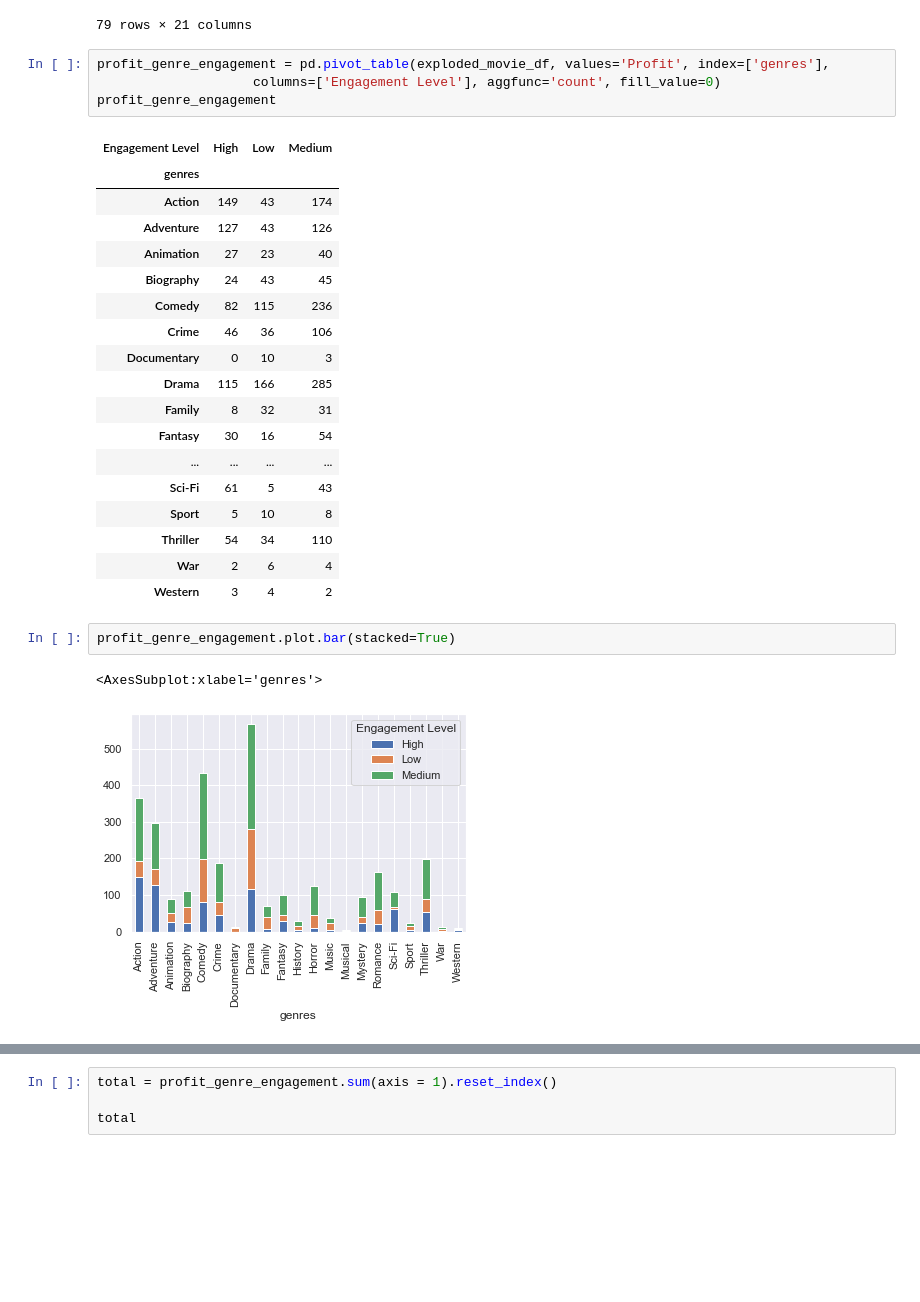
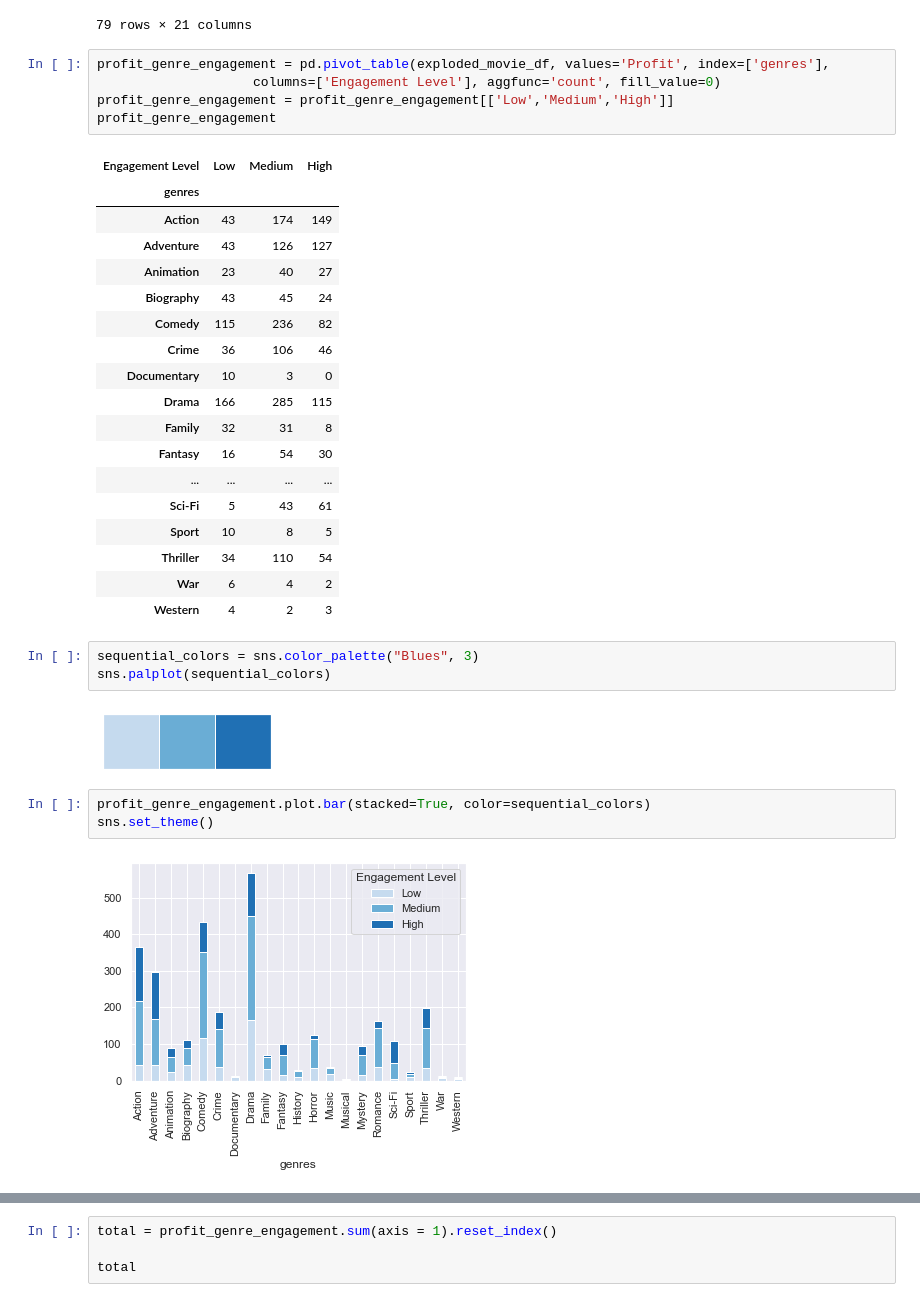
Before and after one commit to houleyemballo/AnalysisMovieData, a Jupyter notebook: Data Visualizations.ipynb, the cells around one changed output, grey strips where cells are left out. Drawn from its saved outputs; the diff is of its cells as text; blank space fills up the shorter version.

```diff
--- a/Data Visualizations.ipynb
+++ b/Data Visualizations.ipynb
@@ -296,31 +296,37 @@ studio_genre_engagement
 # %%
 profit_genre_engagement = pd.pivot_table(exploded_movie_df, values='Profit', index=['genres'],
                     columns=['Engagement Level'], aggfunc='count', fill_value=0)
+profit_genre_engagement = profit_genre_engagement[['Low','Medium','High']]
 profit_genre_engagement
 # %% [output]
-| Engagement Level | High | Low | Medium |
+| Engagement Level | Low | Medium | High |
 | genres |  |  |  |
-| Action | 149 | 43 | 174 |
-| Adventure | 127 | 43 | 126 |
-| Animation | 27 | 23 | 40 |
-| Biography | 24 | 43 | 45 |
-| Comedy | 82 | 115 | 236 |
-| Crime | 46 | 36 | 106 |
-| Documentary | 0 | 10 | 3 |
-| Drama | 115 | 166 | 285 |
-| Family | 8 | 32 | 31 |
-| Fantasy | 30 | 16 | 54 |
+| Action | 43 | 174 | 149 |
+| Adventure | 43 | 126 | 127 |
+| Animation | 23 | 40 | 27 |
+| Biography | 43 | 45 | 24 |
+| Comedy | 115 | 236 | 82 |
+| Crime | 36 | 106 | 46 |
+| Documentary | 10 | 3 | 0 |
+| Drama | 166 | 285 | 115 |
+| Family | 32 | 31 | 8 |
+| Fantasy | 16 | 54 | 30 |
 | ... | ... | ... | ... |
-| Sci-Fi | 61 | 5 | 43 |
-| Sport | 5 | 10 | 8 |
-| Thriller | 54 | 34 | 110 |
-| War | 2 | 6 | 4 |
-| Western | 3 | 4 | 2 |
+| Sci-Fi | 5 | 43 | 61 |
+| Sport | 10 | 8 | 5 |
+| Thriller | 34 | 110 | 54 |
+| War | 6 | 4 | 2 |
+| Western | 4 | 2 | 3 |
+# %%
+sequential_colors = sns.color_palette("Blues", 3)
+sns.palplot(sequential_colors)
+# %% [output]
+[figure, added]
 # %%
-profit_genre_engagement.plot.bar(stacked=True)
+profit_genre_engagement.plot.bar(stacked=True, color=sequential_colors)
+sns.set_theme()
 # %% [output]
-<AxesSubplot:xlabel='genres'>
-[figure, old version]
+[figure, new version]
 # %%
 profit_genre_engagement
 # %% [output]
```
Also changed, not shown: parts of 2 cells of this notebook.
